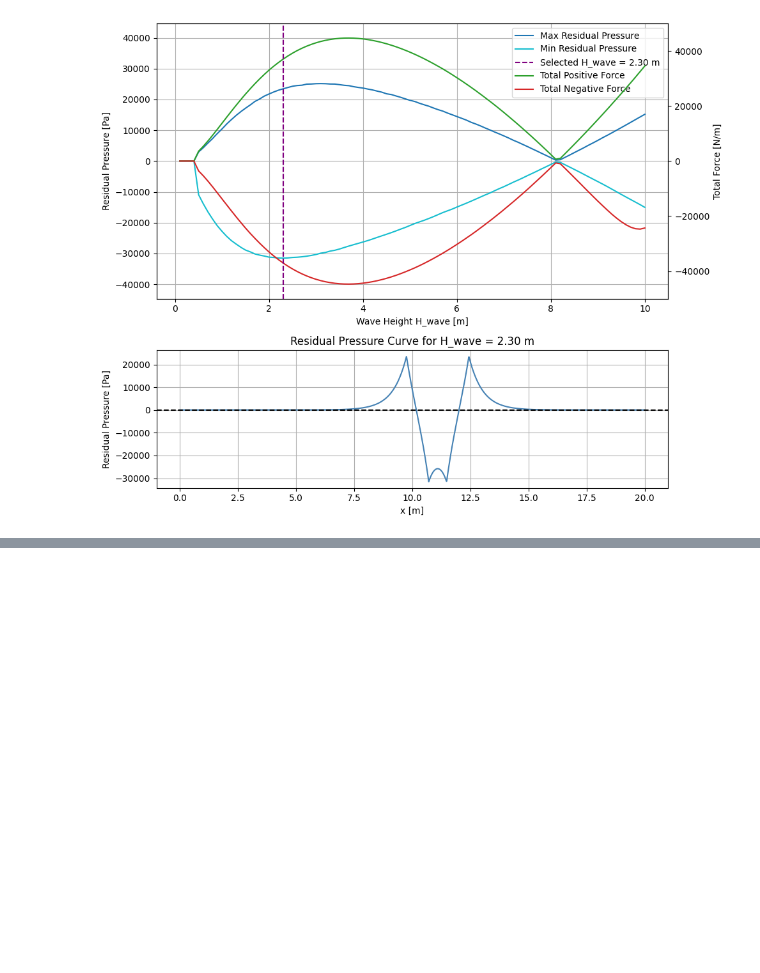
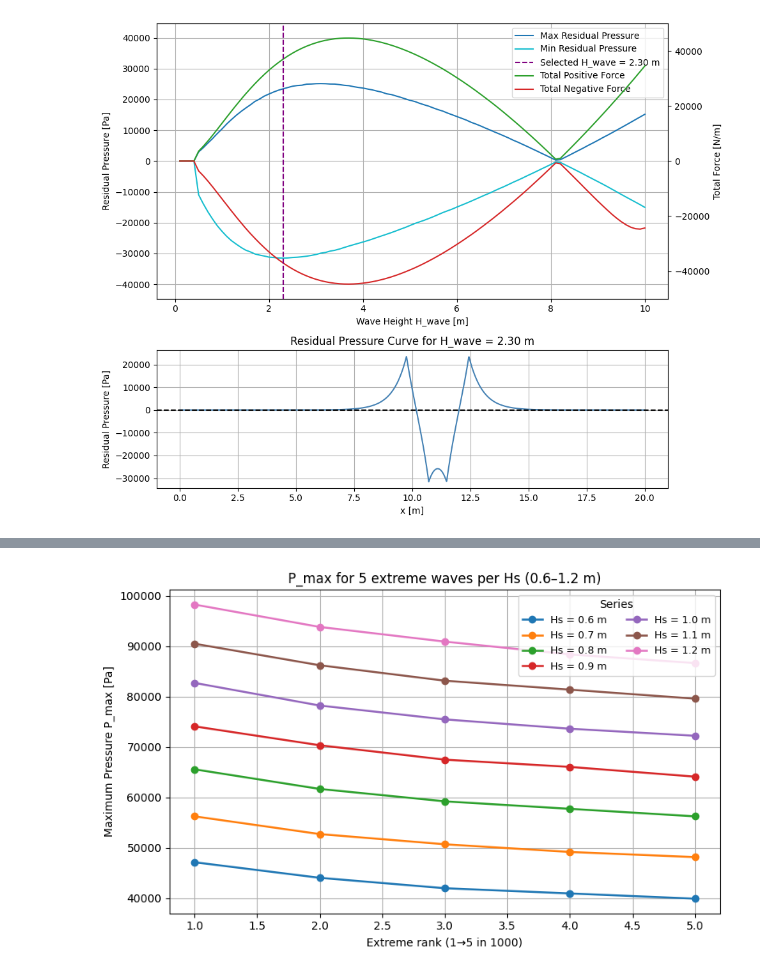
Before and after one commit to ThomasPennockTU/Thesis_Repository, a Jupyter notebook: workfolder/amplitude creator/amplitude_notebook.ipynb, the cells around one changed output, grey strips where cells are left out. Drawn from its saved outputs; the diff is of its cells as text; code cells hidden in the pictures; blank space fills up the shorter version.

```diff
--- a/workfolder/amplitude creator/amplitude_notebook.ipynb
+++ b/workfolder/amplitude creator/amplitude_notebook.ipynb
@@ -1388,0 +1663,55 @@ Plotting residual curve for H_wave = 2.30 m
+# %%
+from __future__ import division, print_function
+import numpy as np
+import matplotlib.pyplot as plt
+
+# --- Constants (same as your code where relevant) ---
+rho_w = 1025.0
+g = 9.81
+Tp = 5.59
+tan_beta = 1.0 / 3.0
+
+# Build Hs list: 0.6 to 1.2 with step 0.1 (Python 2.7-safe)
+Hs_values = []
+v = 0.6
+while v <= 1.2000001:
+    Hs_values.append(round(v, 1))
+    v += 0.1
+
+# Rayleigh "top 5 in 1000" probabilities (1/1001 .. 5/1001)
+n = 1000
+p_values = [ (k + 1.0) / (n + 1.0) for k in range(5) ]  # 5 ranks
+
+def extreme_heights_for_Hs(Hs):
+    # H_k = Hs * sqrt(0.5 * ln(1/p_k))
+    return [ round(Hs * np.sqrt(0.5 * np.log(1.0 / p)), 2) for p in p_values ]
+
+def pmax_for_wave(H):
+    # Compute xi using your formulation
+    Tm_1_0 = Tp / 1.1
+    L_m_1_0 = (g * Tm_1_0**2) / (2.0 * np.pi)
+    xi = tan_beta / np.sqrt(H / L_m_1_0)
+
+    # Dimensionless pressure and P_max
+    denom = (xi - 0.2)**2
+    P_dimless = 8.0 - 1.6 * xi - 2.0 / denom
+    return P_dimless * rho_w * g * H
+
+# Collect and plot
+plt.figure(figsize=(8, 5))
+
+rank_x = [1, 2, 3, 4, 5]  # 1-in-1000 ... 5-in-1000 ranks
+for Hs in Hs_values:
+    waves = extreme_heights_for_Hs(Hs)     # 5 extreme waves for this Hs
+    pmax = [pmax_for_wave(H) for H in waves]  # P_max per wave
+    plt.plot(rank_x, pmax, marker='o', linewidth=1.8, label="Hs = {:.1f} m".format(Hs))
+
+plt.xlabel("Extreme rank (1→5 in 1000)")
+plt.ylabel("Maximum Pressure P_max [Pa]")
+plt.title("P_max for 5 extreme waves per Hs (0.6–1.2 m)")
+plt.grid(True)
+plt.legend(title="Series", ncol=2, fontsize=9)
+plt.tight_layout()
+plt.show()
+# %% [output]
+[figure, added]
```
Also changed, not shown: parts of 4 cells of this notebook, 43 other files.
